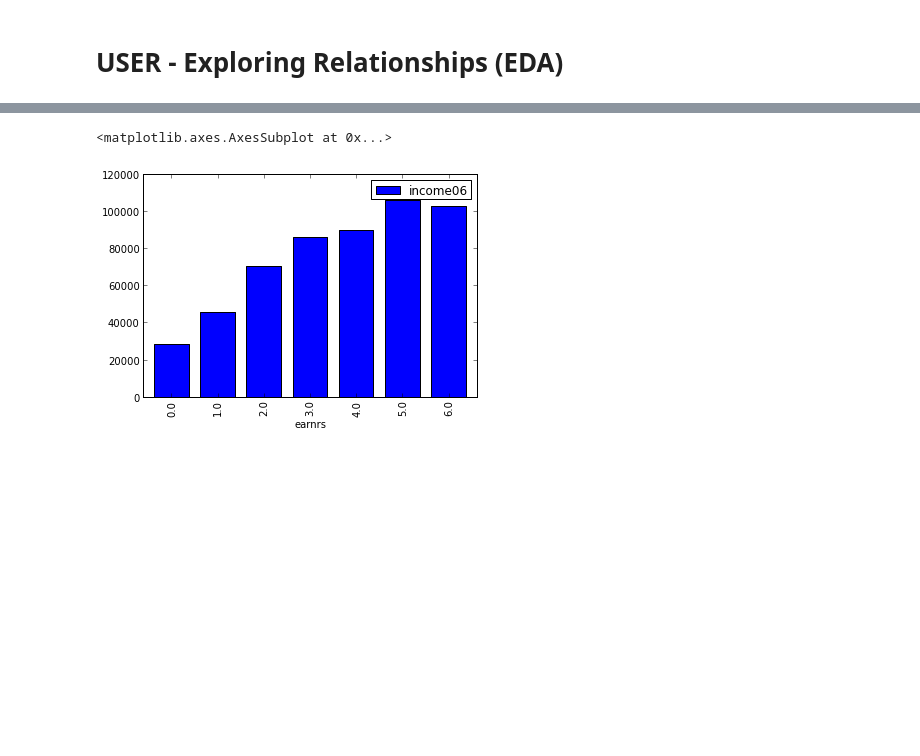
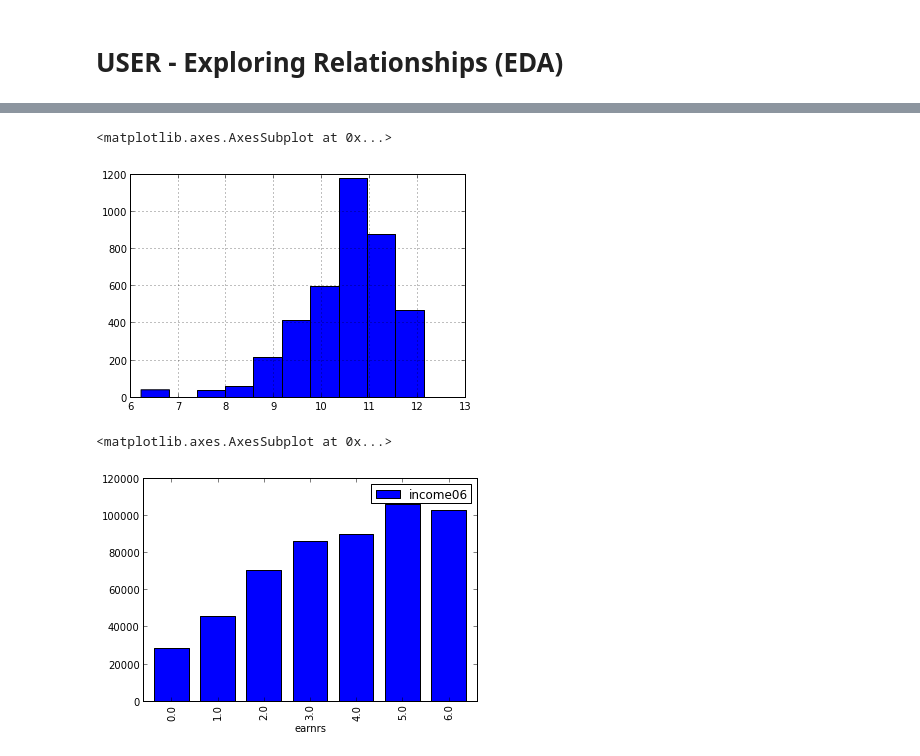
Before and after one commit to bchnge/columbia_datascience_assignment_4, a Jupyter notebook: notebooks/Income-EDA.ipynb, the cells around one changed output, grey strips where cells are left out. Drawn from its saved outputs; the diff is of its cells as text; code cells hidden in the pictures; blank space fills up the shorter version.

```diff
--- a/notebooks/Income-EDA.ipynb
+++ b/notebooks/Income-EDA.ipynb
@@ -347,3 +352,10 @@ M1.groupby('race').median().ix[:, ['income06']].plot(kind='barh')
+# %%
+test = log(M1.income06)
+# %%
+test.hist()
+# %% [output]
+<matplotlib.axes.AxesSubplot at 0x...>
+[figure, added]
 # %%
 M1.groupby('earnrs').mean().ix[:, ['income06']].plot(kind='bar')
 # %% [output]
```
Also changed, not shown: parts of 15 cells of this notebook, 2 other files.
